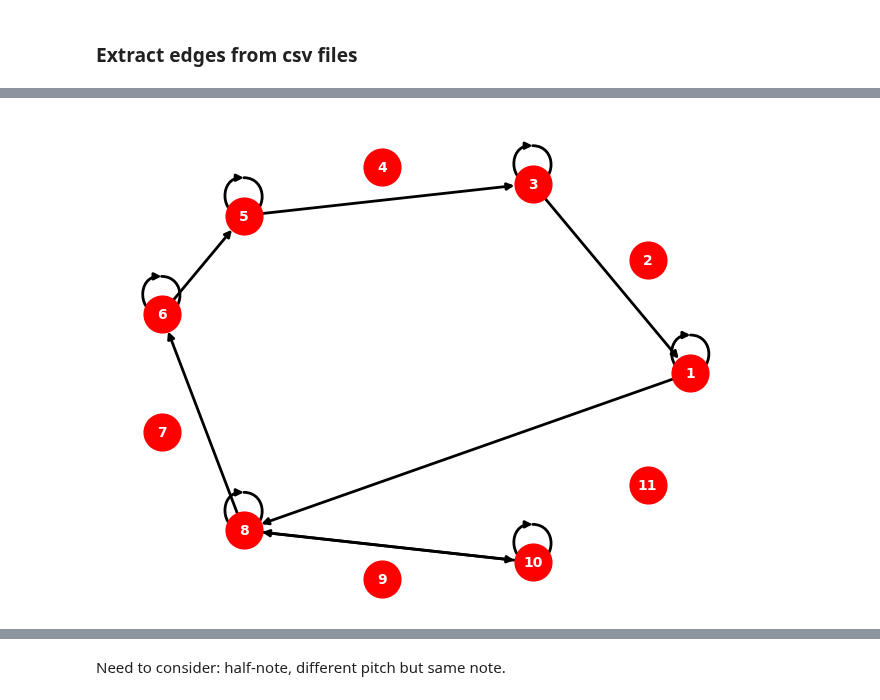
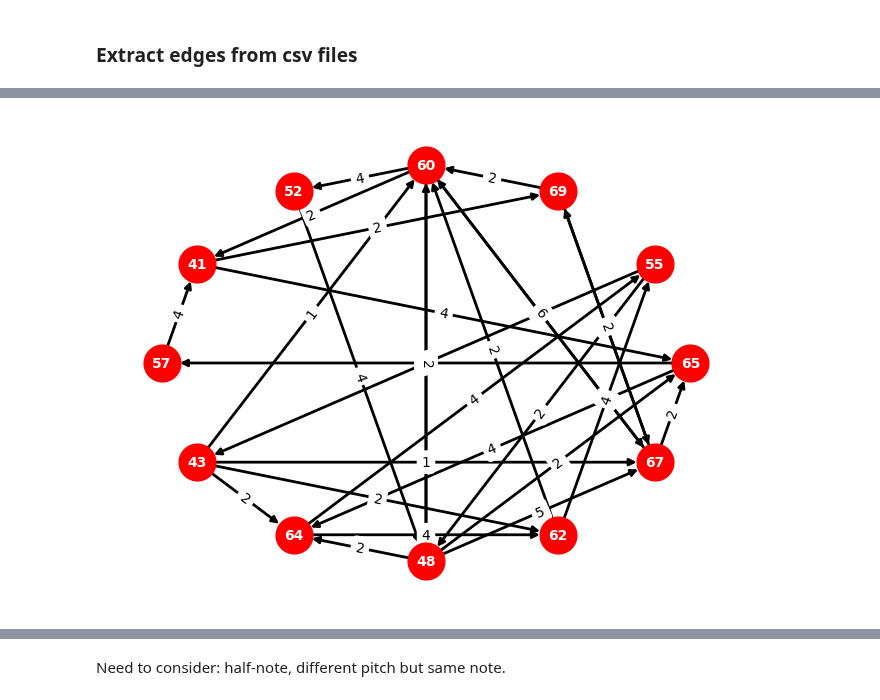
Before and after one commit to dziper/ECE227Tonnetz, a Jupyter notebook: networkx.ipynb, the cells around one changed output, grey strips where cells are left out. Drawn from its saved outputs; the diff is of its cells as text; code cells hidden in the pictures.

```diff
--- a/networkx.ipynb
+++ b/networkx.ipynb
@@ -254,13 +265,17 @@ for i in range(len(norm_notes) - 1):
-# %%
-DG = nx.DiGraph()
-nodes = [1, 2, 3, 4, 5, 6, 7, 8, 9, 10, 11]
-DG.add_nodes_from(nodes)
-DG.add_edges_from(edges)
-
-pos = nx.circular_layout(DG)
-nx.draw(DG, with_labels=True, pos=pos, node_color="red", node_size=700, font_color="white", font_size=10, font_weight="bold", width=2)
-
-# edge_labels = {(u,v): d["weight"] for u,v,d in DG.edges(data=True)}
-# nx.draw_networkx_edge_labels(DG, pos=pos, edge_labels=edge_labels, label_pos=0.5)
-# %% [output]
-[figure, removed]
+# %%
+TLS_0_path = "csvs/TLS-0.csv"
+TLS_1_path = "csvs/TLS-1.csv"
+TLS_0_info = get_midi_info(TLS_0_path)
+TLS_1_info = get_midi_info(TLS_1_path)
+# %%
+TLS_0_w_edges = get_weighted_edges(TLS_0_info)
+TLS_1_w_edges = get_weighted_edges(TLS_1_info)
+# %%
+TLS_0_nodes = set(TLS_0_info["note"])
+TLS_1_nodes = set(TLS_1_info["note"])
+TLS_0_DG = get_DG(TLS_0_nodes, TLS_0_w_edges)
+TLS_1_DG = get_DG(TLS_1_nodes, TLS_1_w_edges)
+# %%
+draw_cirsular_DG(TLS_0_DG)
+# %% [output]
+[figure, added]
```
Also changed, not shown: parts of 6 cells of this notebook, 7 other files.
